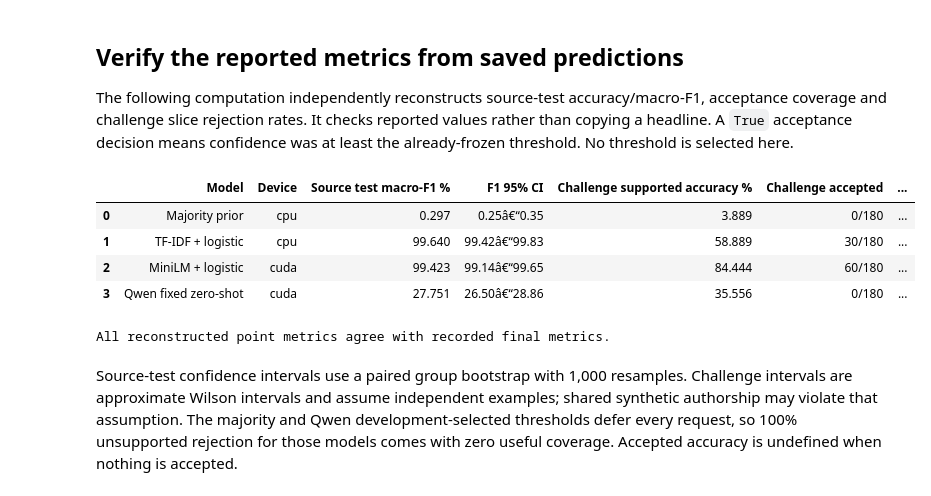
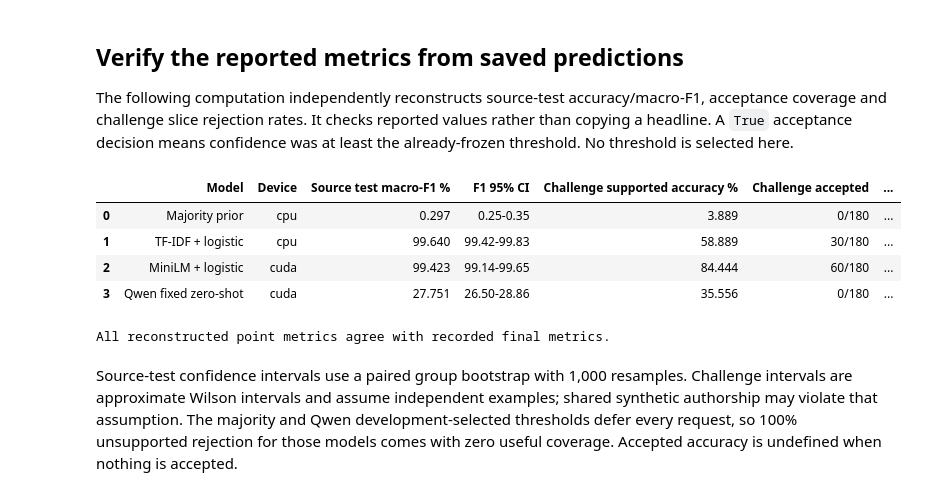
Before and after one commit to dhruvb2028/support-intent-routing-benchmark, a Jupyter notebook: notebooks/support-routing-benchmark.ipynb, the cells around one changed output. Drawn from its saved outputs; the diff is of its cells as text; code cells hidden in the pictures.

```diff
--- a/notebooks/support-routing-benchmark.ipynb
+++ b/notebooks/support-routing-benchmark.ipynb
@@ -47,37 +47,37 @@ The following computation independently reconstructs source-test accuracy/macro-
 # %%
 summary=[]; slice_rows=[]
 def accepted(frame):
     if frame.accepted.dtype == bool: return frame.accepted.to_numpy()
     return frame.accepted.astype(str).str.lower().eq('true').to_numpy()
 def verify_close(actual, reported):
     assert np.isclose(actual, reported, atol=1e-12), (actual, reported)
 for name in names:
     m=models[name]; t=predictions[name]['test']; c=predictions[name]['challenge_test']
     acc=accuracy_score(t.label,t.predicted_label)
     f1=f1_score(t.label,t.predicted_label,labels=m['test']['labels'],average='macro',zero_division=0)
     verify_close(acc,m['test']['accuracy']);verify_close(f1,m['test']['macro_f1'])
     ta=accepted(t);verify_close(ta.mean(),m['test']['selective']['coverage'])
     supported=c[c.kind.eq('supported')]; sa=accepted(supported)
     forced=accuracy_score(supported.label,supported.predicted_label)
     verify_close(forced,m['challenge_test']['supported']['accuracy_without_abstention'])
     verify_close(sa.mean(),m['challenge_test']['supported']['coverage'])
     accepted_correct=int((supported.label.to_numpy()[sa]==supported.predicted_label.to_numpy()[sa]).sum())
     for slice_name,mask in [('ambiguous',c.kind.eq('ambiguous')),('near_domain',c.ood_subtype.eq('near_domain')),('far_domain',c.ood_subtype.eq('far_domain'))]:
         subset=c[mask];deferred=int((~accepted(subset)).sum());rate=deferred/len(subset)
         declared=m['challenge_test']['ambiguous_defer_rate'] if slice_name=='ambiguous' else m['challenge_test']['out_of_domain_by_subtype'][slice_name]['defer_rate']
         verify_close(rate,declared)
         slice_rows.append({'Model':pretty[name],'Slice':slice_name,'Deferred':deferred,'Total':len(subset),'Defer %':rate*100})
     ci=m['test']['macro_f1_ci95']
-    summary.append({'Model':pretty[name],'Device':m['device'],'Source test macro-F1 %':100*f1,'F1 95% CI':f"{100*ci['low']:.2f}â€“{100*ci['high']:.2f}",'Challenge supported accuracy %':100*forced,'Challenge accepted':f'{int(sa.sum())}/{len(supported)}','Accepted correct':f'{accepted_correct}/{int(sa.sum())}' if sa.any() else 'N/A (none accepted)','Warm median ms':m['latency']['median_ms'],'Warm p95 ms':m['latency']['p95_ms'],'Threshold':m['selected_config']['threshold']})
+    summary.append({'Model':pretty[name],'Device':m['device'],'Source test macro-F1 %':100*f1,'F1 95% CI':f"{100*ci['low']:.2f}-{100*ci['high']:.2f}",'Challenge supported accuracy %':100*forced,'Challenge accepted':f'{int(sa.sum())}/{len(supported)}','Accepted correct':f'{accepted_correct}/{int(sa.sum())}' if sa.any() else 'N/A (none accepted)','Warm median ms':m['latency']['median_ms'],'Warm p95 ms':m['latency']['p95_ms'],'Threshold':m['selected_config']['threshold']})
 summary=pd.DataFrame(summary)
 display(summary.round(3))
 print('All reconstructed point metrics agree with recorded final metrics.')
 # %% [output]
 |  | Model | Device | Source test macro-F1 % | F1 95% CI | Challenge supported accuracy % | Challenge accepted | ... |
-| 0 | Majority prior | cpu | 0.297 | 0.25â€“0.35 | 3.889 | 0/180 | ... |
-| 1 | TF-IDF + logistic | cpu | 99.640 | 99.42â€“99.83 | 58.889 | 30/180 | ... |
-| 2 | MiniLM + logistic | cuda | 99.423 | 99.14â€“99.65 | 84.444 | 60/180 | ... |
-| 3 | Qwen fixed zero-shot | cuda | 27.751 | 26.50â€“28.86 | 35.556 | 0/180 | ... |
+| 0 | Majority prior | cpu | 0.297 | 0.25-0.35 | 3.889 | 0/180 | ... |
+| 1 | TF-IDF + logistic | cpu | 99.640 | 99.42-99.83 | 58.889 | 30/180 | ... |
+| 2 | MiniLM + logistic | cuda | 99.423 | 99.14-99.65 | 84.444 | 60/180 | ... |
+| 3 | Qwen fixed zero-shot | cuda | 27.751 | 26.50-28.86 | 35.556 | 0/180 | ... |
 All reconstructed point metrics agree with recorded final metrics.
 # %% [markdown]
 Source-test confidence intervals use a paired group bootstrap with 1,000 resamples. Challenge intervals are approximate Wilson intervals and assume independent examples; shared synthetic authorship may violate that assumption. The majority and Qwen development-selected thresholds defer every request, so 100% unsupported rejection for those models comes with zero useful coverage. Accepted accuracy is undefined when nothing is accepted.
```
Also changed, not shown: parts of 2 cells of this notebook, 2 other files.
